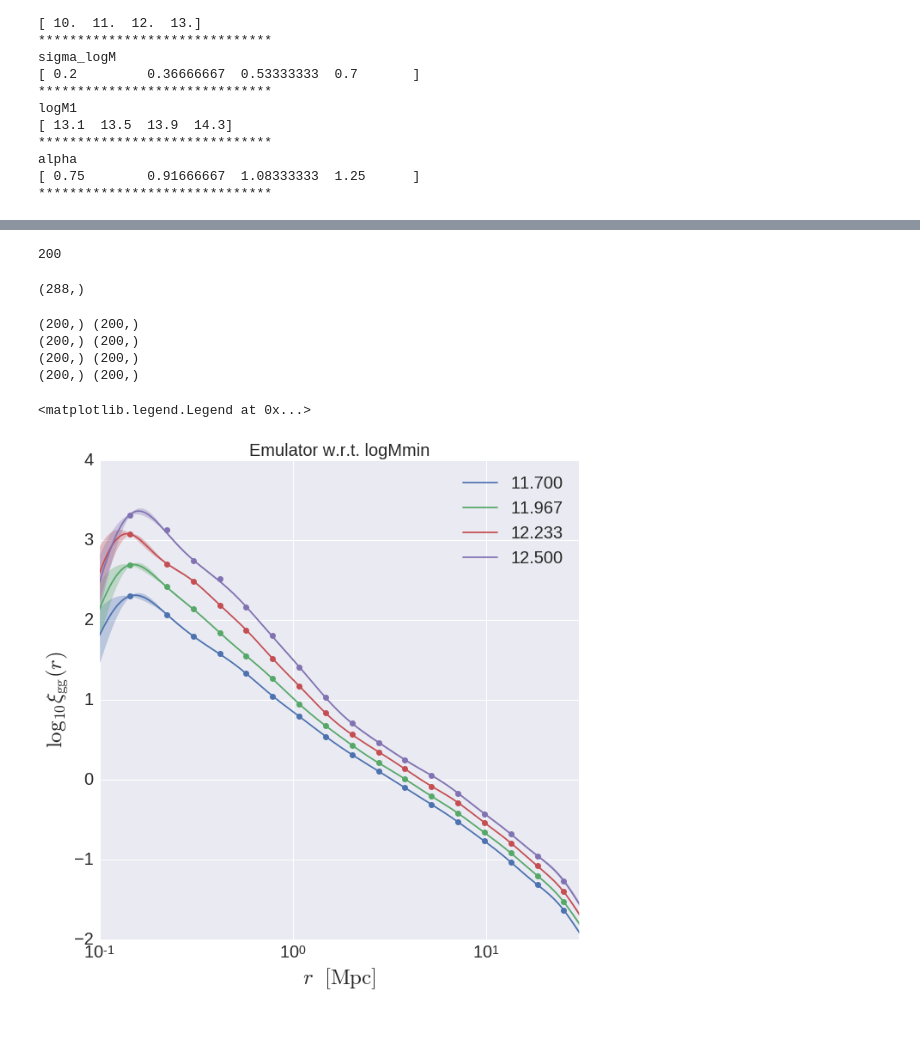
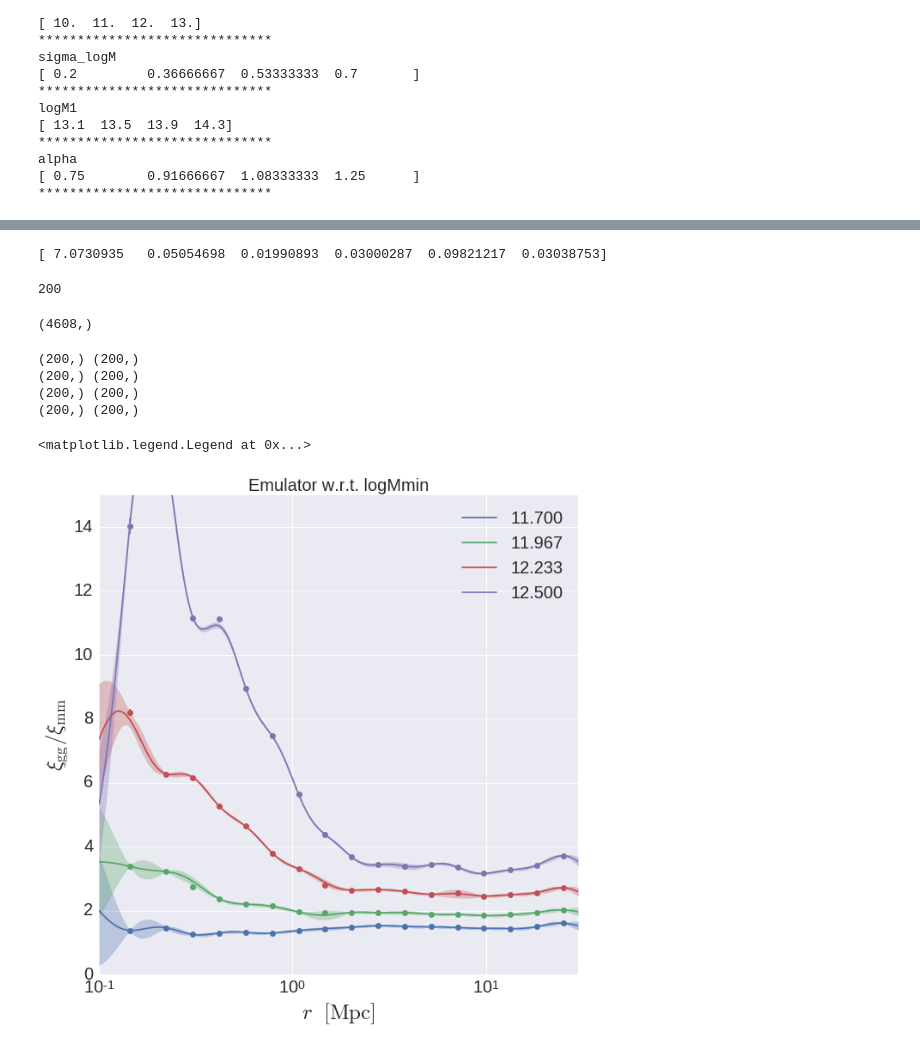
Before and after one commit to mclaughlin6464/HODEmulator, a Jupyter notebook: Emulator Test 2.ipynb, the cells around one changed output, grey strips where cells are left out. Drawn from its saved outputs; the diff is of its cells as text; code cells hidden in the pictures.

```diff
--- a/Emulator Test 2.ipynb
+++ b/Emulator Test 2.ipynb
@@ -30,7 +30,7 @@ alpha
 [ 0.75        0.91666667  1.08333333  1.25      ]
 ******************************
 # %%
-bias = False
+bias = True
 y_param = 'logMmin'
 #y_param = 'f_c'
 #y_param = 'logM0'
@@ -63,17 +63,18 @@ fiducial_point = {'logM0': 12.20, 'logM1': 13.7, 'alpha': 1.02,
                   'logMmin': 12.1, 'f_c': 0.19, 'sigma_logM': 0.46}
 fixed_params = {key:val for key, val in emulation_point}
 #em_params = {}
-em_params = {param_2:fixed_params[param_2]}#, param_3:fixed_params[param_3],
-            #param_4:fixed_params[param_4], param_5:fixed_params[param_5]} #varying y_param, holding this fixed in the emulator now.
+em_params = {param_2:fixed_params[param_2], param_3:fixed_params[param_3],
+            param_4:fixed_params[param_4]}#, param_5:fixed_params[param_5]} #varying y_param, holding this fixed in the emulator now.
 del fixed_params[y_param]
 del fixed_params[param_2]
-#del fixed_params[param_3]
-#del fixed_params[param_4]
+del fixed_params[param_3]
+del fixed_params[param_4]
 #del fixed_params[param_5]
 # %%
 #%%timeit
 from time import time
 t0 = time()
 gp, log_xi, log_xi_cov = build_emulator(fixed_params, bias=bias)
+train_emulator(gp, log_xi)
 print '%.3f s'%(time()-t0)
 # %% [output]
@@ -94,6 +107,3 @@ from scipy.linalg import eigvals
 c = log_xi_cov[:18,:][:,:18]
 for e in eigvals(c):
     assert e > 0
-# %%
-log_xi_mean = log_xi.mean()
-log_xi-=log_xi_mean
@@ -102,3 +110,7 @@ log_xi-=log_xi_mean
+# %%
+print np.exp(gp.kernel.vector)
+# %% [output]
+[ 7.0730935   0.05054698  0.01990893  0.03000287  0.09821217  0.03038753]
 # %%
 yp = np.linspace(BOUNDS[y_param][0],BOUNDS[y_param][1], num=N_PER_DIM)
 N = 200
@@ -120,7 +132,7 @@ colors = cycle(sns.color_palette())
 # %%
 print log_xi.shape
 # %% [output]
-(288,)
+(4608,)
 # %%
 plot_r, plot_xi, plot_xi_err = get_plot_data(em_params, fixed_params, bias=bias)
 # %%
@@ -128,38 +140,38 @@ fig = plt.figure(figsize = (10, 10))
 for label, (log_xi_pred, log_xi_err),pr, px, err,c in zip(yp, outputs,plot_r, plot_xi,plot_xi_err,colors):
 
     print rpoints.shape, log_xi_pred.shape
-    plt.plot(10**rpoints, (log_xi_pred+log_xi_mean),label='%.3f'%label,color = c)
+    plt.plot(10**rpoints, (log_xi_pred),label='%.3f'%label,color = c)
     #plt.fill_between(10**rpoints,10**(log_xi_pred+log_xi_mean+log_xi_err),
     #                 10**(log_xi_pred+log_xi_mean-log_xi_err), color = c, alpha = 0.3)
 
-    plt.fill_between(10**rpoints,log_xi_pred+log_xi_mean+log_xi_err,
-                     log_xi_pred+log_xi_mean-log_xi_err, color = c, alpha = 0.3)
+    plt.fill_between(10**rpoints,log_xi_pred+log_xi_err,
+                     log_xi_pred-log_xi_err, color = c, alpha = 0.3)
 
     plt.errorbar(10**pr, px,err, color =c,fmt = 'o')
 
 plt.xlim(xmin = 0.1, xmax = 30)
 if bias:
     plt.ylim(ymin = 0, ymax = 15)
 else:
     plt.ylim(ymin = -2, ymax = 4)
 plt.title("Emulator w.r.t. %s"%y_param, fontsize =20)
 #plt.loglog()
 plt.xscale('log')
 plt.xticks(fontsize=20)
 plt.yticks(fontsize=20)
 plt.xlabel(r'$r $  $\rm{[Mpc]}$', fontsize=25)
 if bias:
     plt.ylabel(r'$\xi_{\rm gg}/\xi_{\rm mm} }$', fontsize=25)
 else:
     plt.ylabel(r'$\log_{10}{\xi_{\rm gg}(r) }$', fontsize=25)
 plt.legend(loc='best', fontsize=20)
 # %% [output]
 (200,) (200,)
 (200,) (200,)
 (200,) (200,)
 (200,) (200,)
 <matplotlib.legend.Legend at 0x...>
-[figure, old version]
+[figure, new version]
 # %%
 N = 200
 plot_xi = plot_xi.T #switch rows and cols
```
Also changed, not shown: parts of 5 cells of this notebook, 1 other file.
